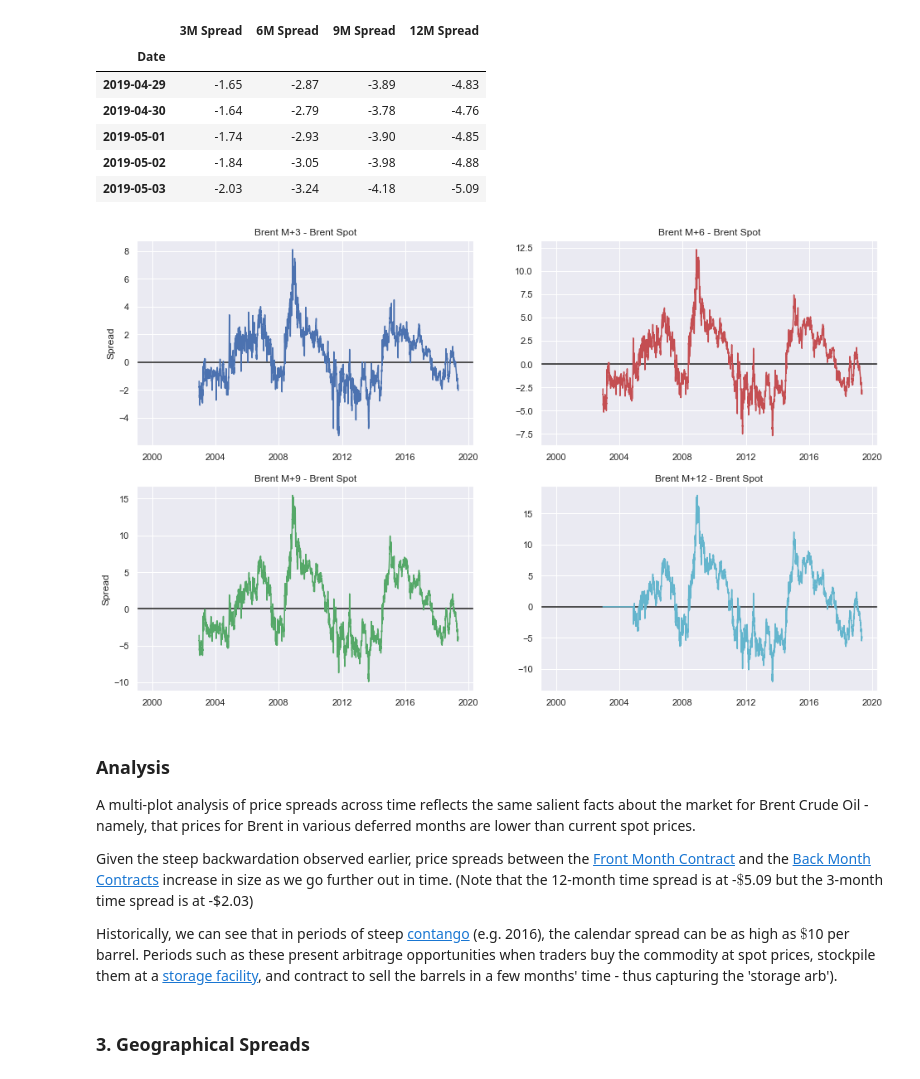
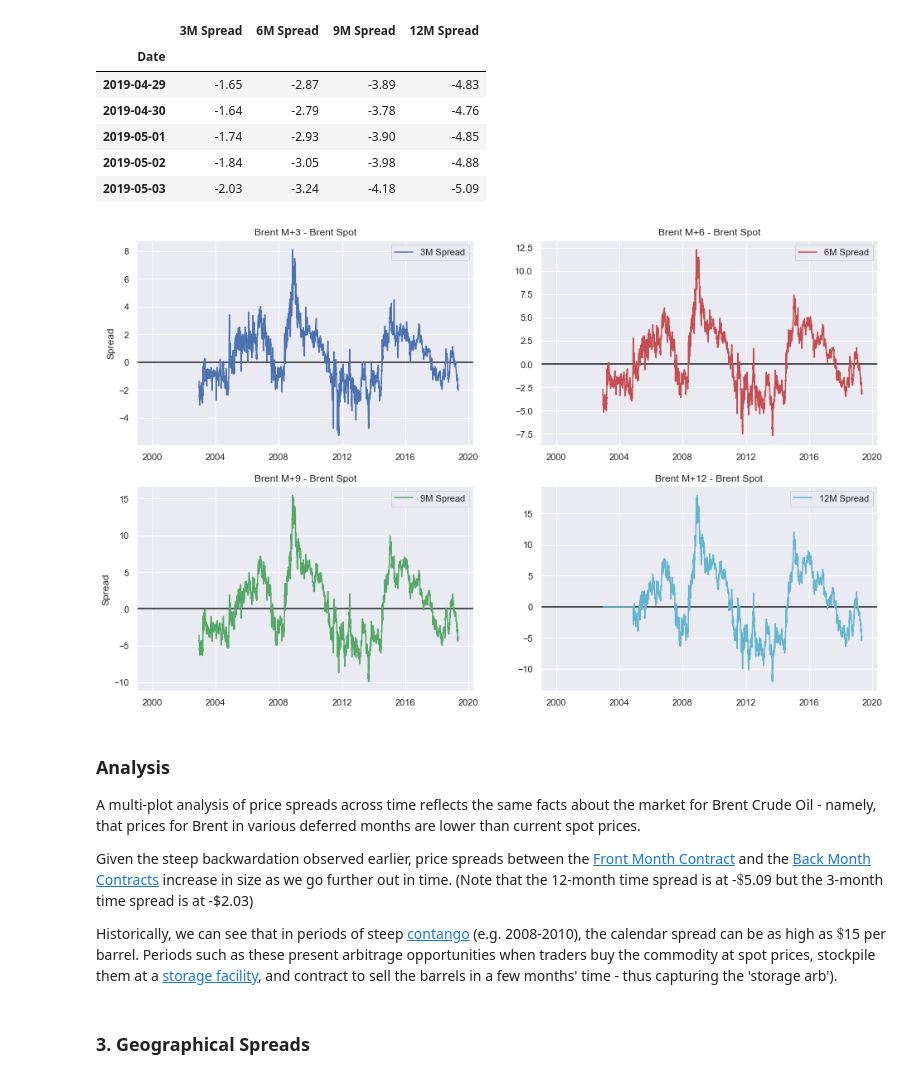
Before and after one commit to NicholasTanWeiHong/eda-with-quandl-futures, a Jupyter notebook: eda-quandl-futures.ipynb, the cells around one changed output. Drawn from its saved outputs; the diff is of its cells as text; code cells hidden in the pictures.

```diff
--- a/eda-quandl-futures.ipynb
+++ b/eda-quandl-futures.ipynb
@@ -159,43 +137,47 @@ brent_12_months[['3M Spread', '6M Spread', '9M Spread', '12M Spread']].tail()
 # %%
 # Visualise each Time Spread on a 2 * 2 Grid
 
 fig = plt.figure(figsize=(16, 10))
 
 # 3M Spread
 ax1 = plt.subplot2grid(shape=(2, 2), loc=(0, 0), rowspan=1, colspan=1)
 plt.axhline(y=0, color='k')
 plt.title('Brent M+3 - Brent Spot')
 plt.ylabel('Spread')
-ax1.plot(brent_12_months['3M Spread'], color='b')
+ax1.plot(brent_12_months['3M Spread'], color='b', label='3M Spread')
+ax1.legend()
 
 # 6M Spread
 ax2 = plt.subplot2grid(shape=(2, 2), loc=(0, 1), rowspan=1, colspan=1)
 plt.axhline(y=0, color='k')
 plt.title('Brent M+6 - Brent Spot')
-ax2.plot(brent_12_months['6M Spread'], color='r')
+ax2.plot(brent_12_months['6M Spread'], color='r', label='6M Spread')
+ax2.legend()
 
 # 9M Spread
 ax3 = plt.subplot2grid(shape=(2, 2), loc=(1, 0), rowspan=1, colspan=1)
 plt.axhline(y=0, color='k')
 plt.title('Brent M+9 - Brent Spot')
 plt.ylabel('Spread')
-ax3.plot(brent_12_months['9M Spread'], color='g')
+ax3.plot(brent_12_months['9M Spread'], color='g', label='9M Spread')
+ax3.legend()
 
 # 12M Spread
 ax4 = plt.subplot2grid(shape=(2, 2), loc=(1, 1), rowspan=1, colspan=1)
 plt.axhline(y=0, color='k')
 plt.title('Brent M+12 - Brent Spot')
-ax4.plot(brent_12_months['12M Spread'], color='c');
+ax4.plot(brent_12_months['12M Spread'], color='c', label='12M Spread')
+ax4.legend();
 # %% [output]
-[figure, old version]
+[figure, new version]
 # %% [markdown]
 ### Analysis
 
-A multi-plot analysis of price spreads across time reflects the same salient facts about the market for Brent Crude Oil - namely, that prices for Brent in various deferred months are lower than current spot prices.
+A multi-plot analysis of price spreads across time reflects the same facts about the market for Brent Crude Oil - namely, that prices for Brent in various deferred months are lower than current spot prices.
 
 Given the steep backwardation observed earlier, price spreads between the [Front Month Contract](https://www.investopedia.com/terms/f/front-month-contract.asp) and the [Back Month Contracts](https://www.investopedia.com/terms/b/backmonths.asp) increase in size as we go further out in time. (Note that the 12-month time spread is at -$\$$5.09 but the 3-month time spread is at -$2.03)
 
-Historically, we can see that in periods of steep [contango](https://www.investopedia.com/terms/c/contango.asp) (e.g. 2016), the calendar spread can be as high as $\$$10 per barrel. Periods such as these present arbitrage opportunities when traders buy the commodity at spot prices, stockpile them at a [storage facility](https://www.vopak.com/tank-terminals), and contract to sell the barrels in a few months' time - thus capturing the 'storage arb').
+Historically, we can see that in periods of steep [contango](https://www.investopedia.com/terms/c/contango.asp) (e.g. 2008-2010), the calendar spread can be as high as $\$$15 per barrel. Periods such as these present arbitrage opportunities when traders buy the commodity at spot prices, stockpile them at a [storage facility](https://www.vopak.com/tank-terminals), and contract to sell the barrels in a few months' time - thus capturing the 'storage arb').
 # %% [markdown]
 ### 3. Geographical Spreads
 # %%
```
Also changed, not shown: parts of 18 cells of this notebook.
